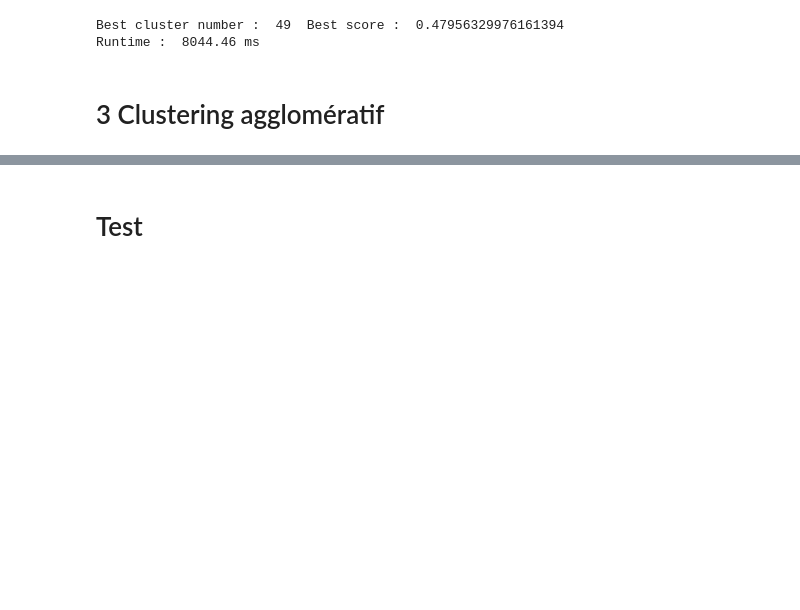
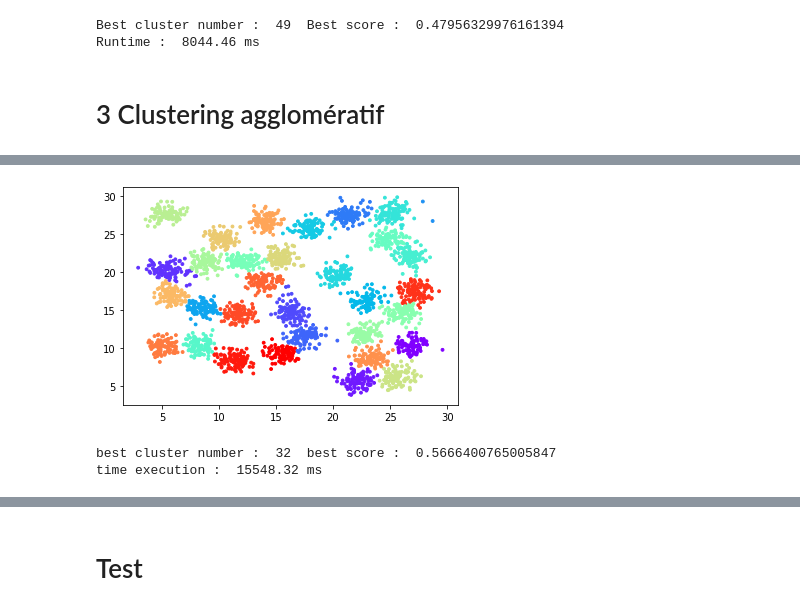
Before and after one commit to KevinCavailles/TP_clustering, a Jupyter notebook: notebook_clustering.ipynb, the cells around one changed output, grey strips where cells are left out. Saved outputs shown, nothing was run; the diff lists cells and outputs as text; code cells hidden in the pictures; blank space fills up the shorter version.

```diff
--- a/notebook_clustering.ipynb
+++ b/notebook_clustering.ipynb
@@ -164,0 +173,6 @@ def Agglomeratif(fileTestName,manieres):
+# %%
+Agglomeratif("D31.arff",'average')
+# %% [output]
+[figure, added]
+best cluster number :  32  best score :  0.5666400765005847
+time execution :  15548.32 ms
```
Also changed, not shown: parts of 15 cells of this notebook.
